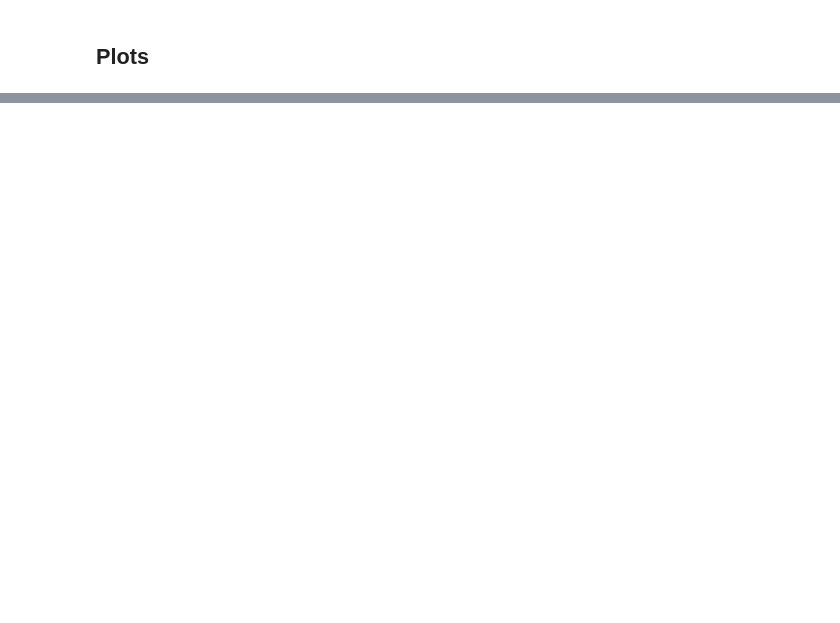
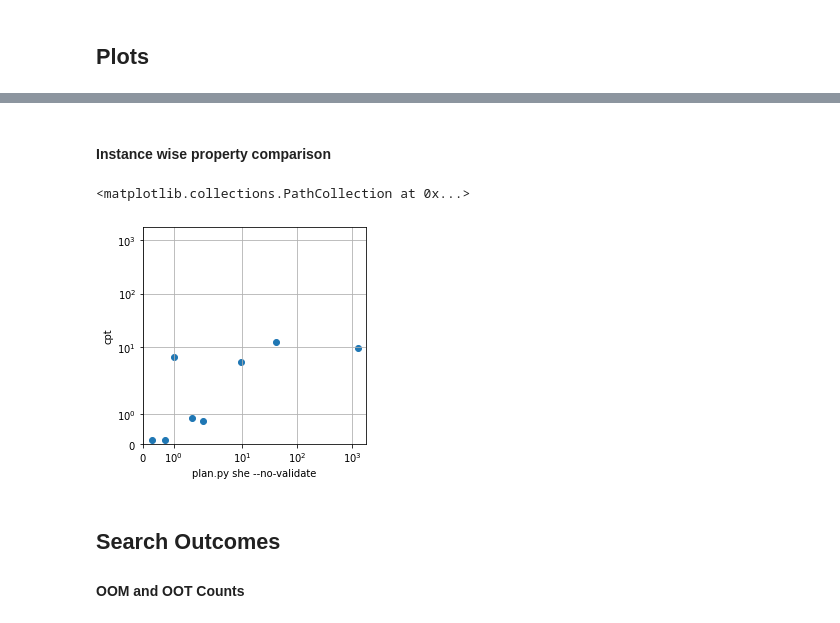
Before and after one commit to anubhav-gres/classical-domains, a Jupyter notebook: view_analyse.ipynb, the cells around one changed output, grey strips where cells are left out. Cells and saved outputs as stored; diff of their text form; code cells hidden in the pictures; blank space fills up the shorter version.

Commit message:
Added plots

```diff
--- a/view_analyse.ipynb
+++ b/view_analyse.ipynb
@@ -90,0 +117,39 @@ df.loc[:][['algorithm','coverage']].groupby(['algorithm']).sum()
+# %% [markdown]
+####  Instance wise property comparison
+# %%
+## Configuration
+p1 = planners[1]
+p2 = planners[3]
+prop = 'runtime_total'
+
+## Retrieve data
+
+s1 = pd.to_numeric(df.loc[[p1]][prop]*df.loc[[p1]]['coverage']).to_list()
+s2 = pd.to_numeric(df.loc[[p2]][prop]*df.loc[[p2]]['coverage']).to_list()
+
+data  = {p1:s1, p2:s2}
+
+df_plot = pd.DataFrame(data)
+df_plot = df_plot[df_plot>0].dropna()
+
+x = df_plot[p1].to_list()
+y = df_plot[p2].to_list()
+
+## Plot
+f = plt.figure()
+f.set_figwidth(4)
+f.set_figheight(4)
+plt.xlabel(p1)
+plt.ylabel(p2)
+plt.xscale('symlog')
+plt.yscale('symlog')
+plt.xlim(0, 1800)
+plt.ylim(0, 1800)
+plt.grid(True)
+plt.scatter(x,y)
+# %% [output]
+<matplotlib.collections.PathCollection at 0x...>
+[figure, added]
+# %% [markdown]
+## Search Outcomes
+#### OOM and OOT Counts
```
Also changed, not shown: parts of 8 cells of this notebook.
